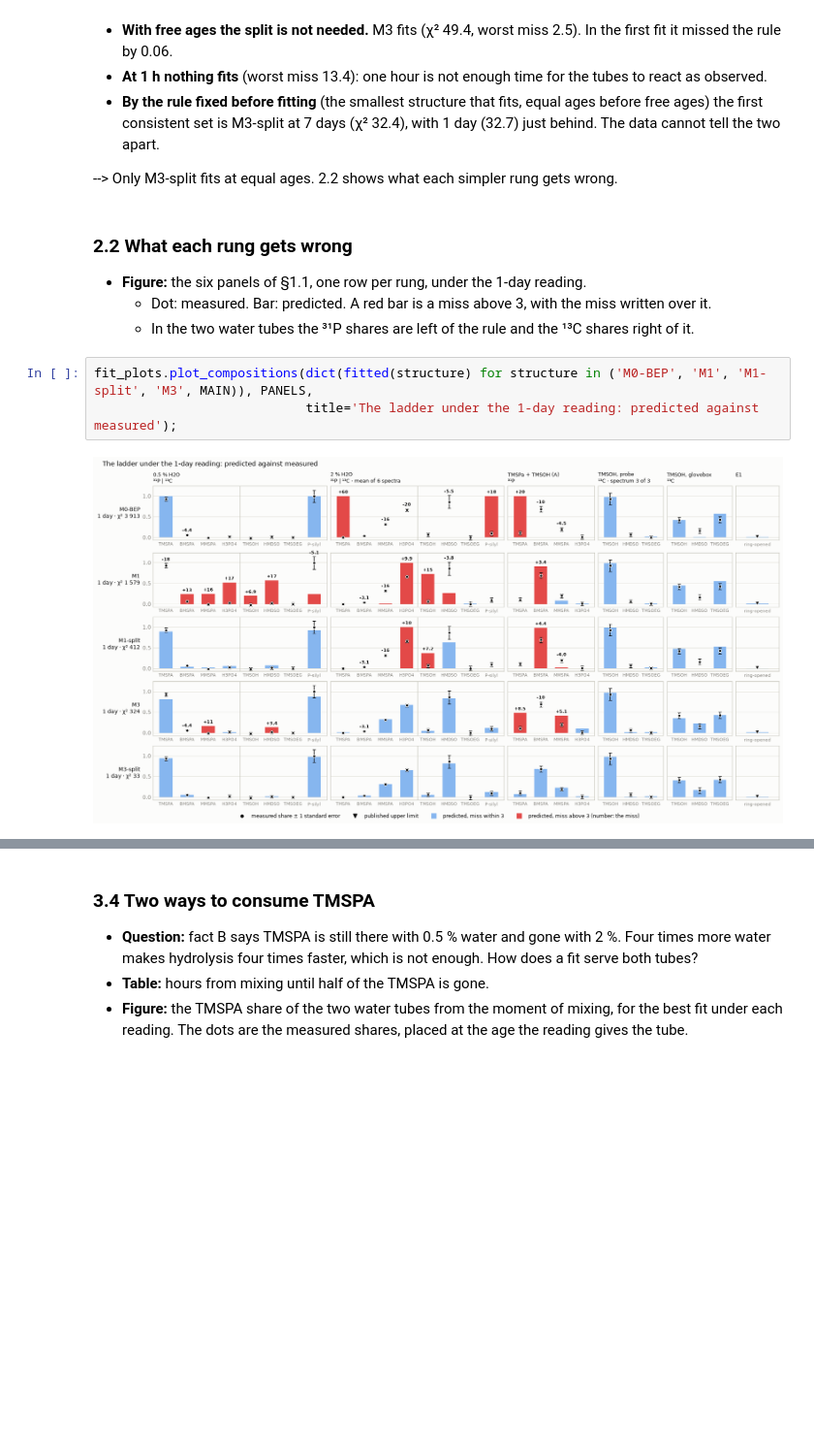
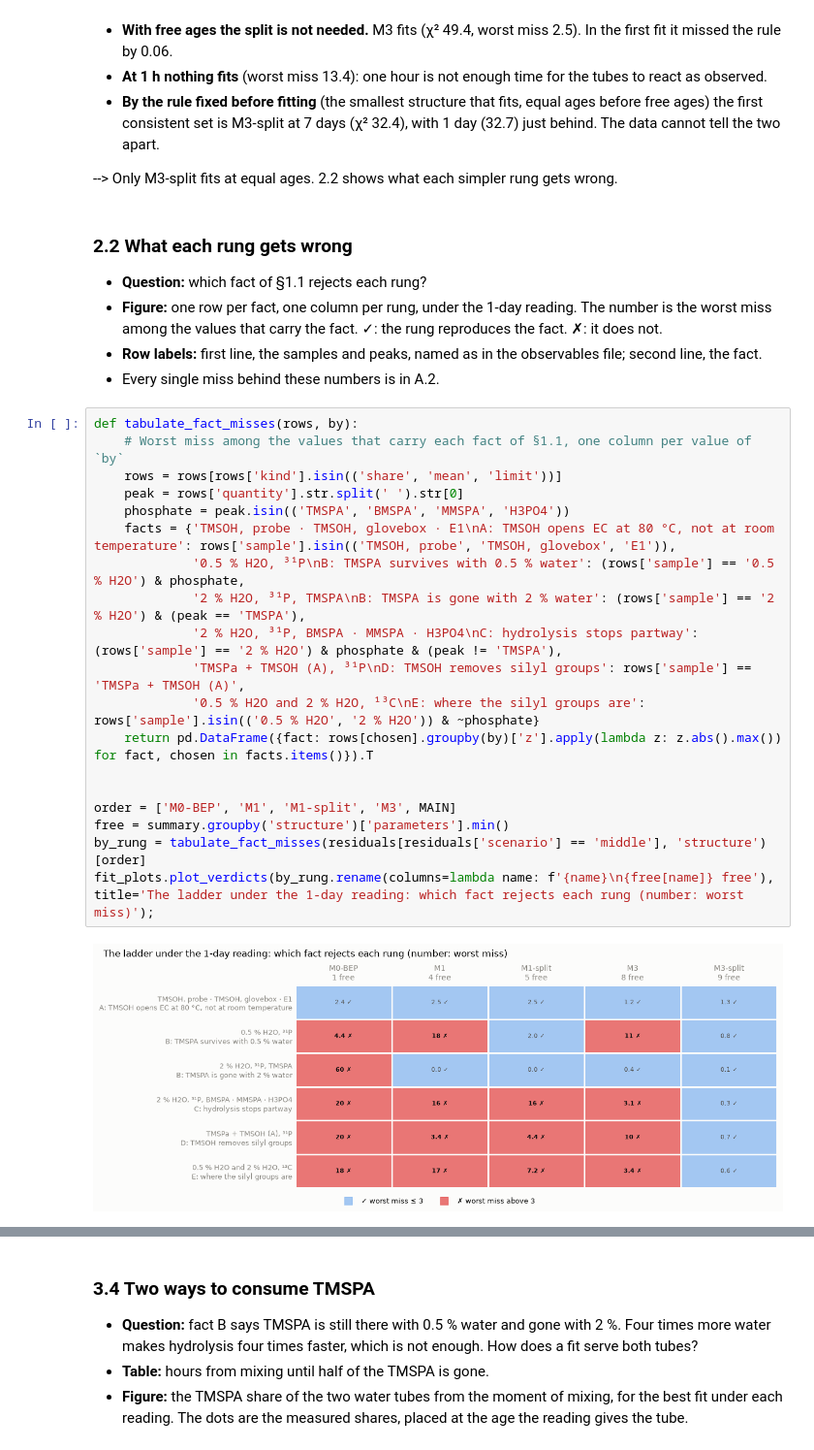
Before and after one commit to yralcaraz/atom-to-reactor, a Jupyter notebook: notebooks/05_first_fit_DRAFT.ipynb, the cells around one changed output, grey strips where cells are left out. Shown at 97% size. Saved outputs shown, nothing was run; the diff lists cells and outputs as text; blank space fills up the shorter version.

```diff
--- a/notebooks/05_first_fit_DRAFT.ipynb
+++ b/notebooks/05_first_fit_DRAFT.ipynb
@@ -326,14 +326,31 @@ tables.format_structure_table(ordered.assign(structure=ordered['structure'].asty
 # %% [markdown]
 ### 2.2 What each rung gets wrong
 
-- **Figure:** the six panels of §1.1, one row per rung, under the 1-day reading.
-  - Dot: measured. Bar: predicted. A red bar is a miss above 3, with the miss written over it.
-  - In the two water tubes the ³¹P shares are left of the rule and the ¹³C shares right of it.
+- **Question:** which fact of §1.1 rejects each rung?
+- **Figure:** one row per fact, one column per rung, under the 1-day reading. The number is the worst miss among the values that carry the fact. ✓: the rung reproduces the fact. ✗: it does not.
+- **Row labels:** first line, the samples and peaks, named as in the observables file; second line, the fact.
+- Every single miss behind these numbers is in A.2.
 # %%
-fit_plots.plot_compositions(dict(fitted(structure) for structure in ('M0-BEP', 'M1', 'M1-split', 'M3', MAIN)), PANELS,
-                            title='The ladder under the 1-day reading: predicted against measured');
+def tabulate_fact_misses(rows, by):
+    # Worst miss among the values that carry each fact of §1.1, one column per value of `by`
+    rows = rows[rows['kind'].isin(('share', 'mean', 'limit'))]
+    peak = rows['quantity'].str.split(' ').str[0]
+    phosphate = peak.isin(('TMSPA', 'BMSPA', 'MMSPA', 'H3PO4'))
+    facts = {'TMSOH, probe · TMSOH, glovebox · E1\nA: TMSOH opens EC at 80 °C, not at room temperature': rows['sample'].isin(('TMSOH, probe', 'TMSOH, glovebox', 'E1')),
+             '0.5 % H2O, ³¹P\nB: TMSPA survives with 0.5 % water': (rows['sample'] == '0.5 % H2O') & phosphate,
+             '2 % H2O, ³¹P, TMSPA\nB: TMSPA is gone with 2 % water': (rows['sample'] == '2 % H2O') & (peak == 'TMSPA'),
+             '2 % H2O, ³¹P, BMSPA · MMSPA · H3PO4\nC: hydrolysis stops partway': (rows['sample'] == '2 % H2O') & phosphate & (peak != 'TMSPA'),
+             'TMSPa + TMSOH (A), ³¹P\nD: TMSOH removes silyl groups': rows['sample'] == 'TMSPa + TMSOH (A)',
+             '0.5 % H2O and 2 % H2O, ¹³C\nE: where the silyl groups are': rows['sample'].isin(('0.5 % H2O', '2 % H2O')) & ~phosphate}
+    return pd.DataFrame({fact: rows[chosen].groupby(by)['z'].apply(lambda z: z.abs().max()) for fact, chosen in facts.items()}).T
+
+
+order = ['M0-BEP', 'M1', 'M1-split', 'M3', MAIN]
+free = summary.groupby('structure')['parameters'].min()
+by_rung = tabulate_fact_misses(residuals[residuals['scenario'] == 'middle'], 'structure')[order]
+fit_plots.plot_verdicts(by_rung.rename(columns=lambda name: f'{name}\n{free[name]} free'), title='The ladder under the 1-day reading: which fact rejects each rung (number: worst miss)');
 # %% [output]
-[figure, old version]
+[figure, new version]
 # %% [markdown]
 **Result**
 
```
Also changed, not shown: parts of 18 cells of this notebook, 16 other files.
